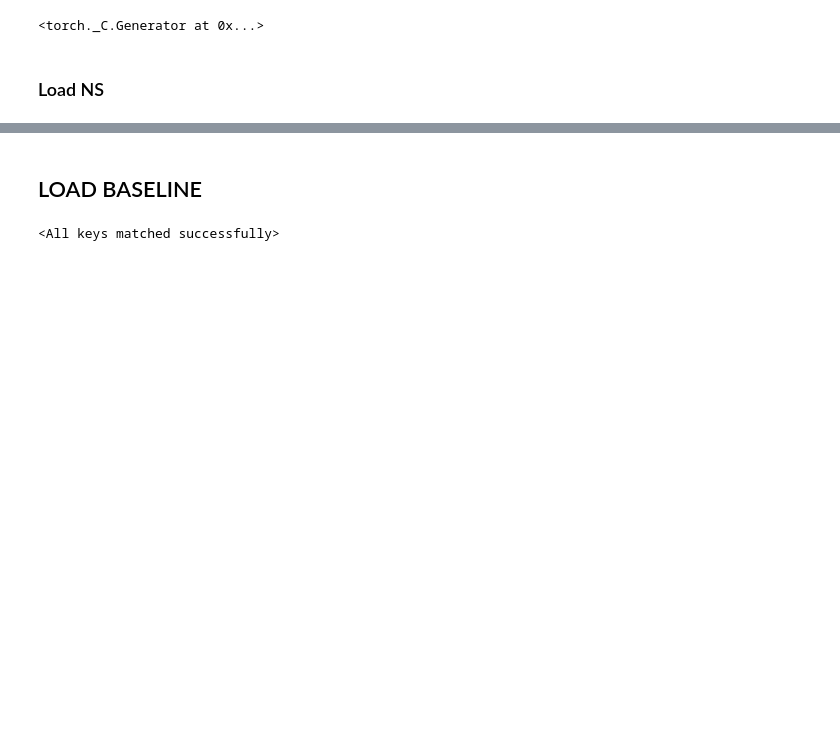
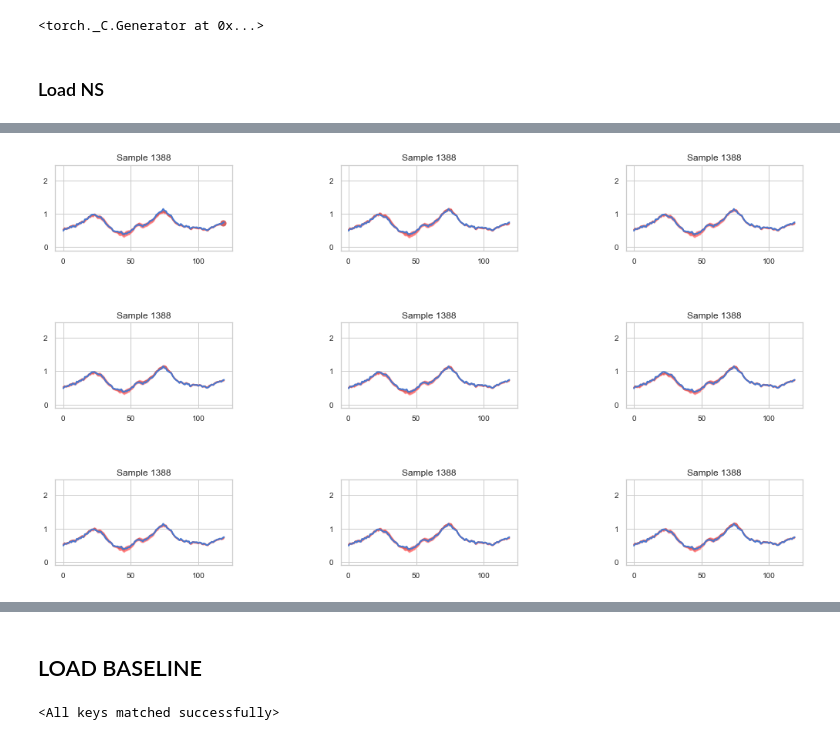
Before and after one commit to AugustSchreyer/02460_Advanced_ML, a Jupyter notebook: Model Comparison simulated.ipynb, the cells around one changed output, grey strips where cells are left out. Drawn from its saved outputs; the diff is of its cells as text; code cells hidden in the pictures; blank space fills up the shorter version.

```diff
--- a/Model Comparison simulated.ipynb
+++ b/Model Comparison simulated.ipynb
@@ -199,0 +188,4 @@ optimizer_base.load_state_dict(state_dict_loaded["optimizer"])
+# %%
+plot_sequences(model_NS, PLOT_DATA=train_dataset,samples=[1388,1388,1388,1388,1388,1388,1388,1388,1388])
+# %% [output]
+[figure, added]
```
Also changed, not shown: parts of 11 cells of this notebook.
